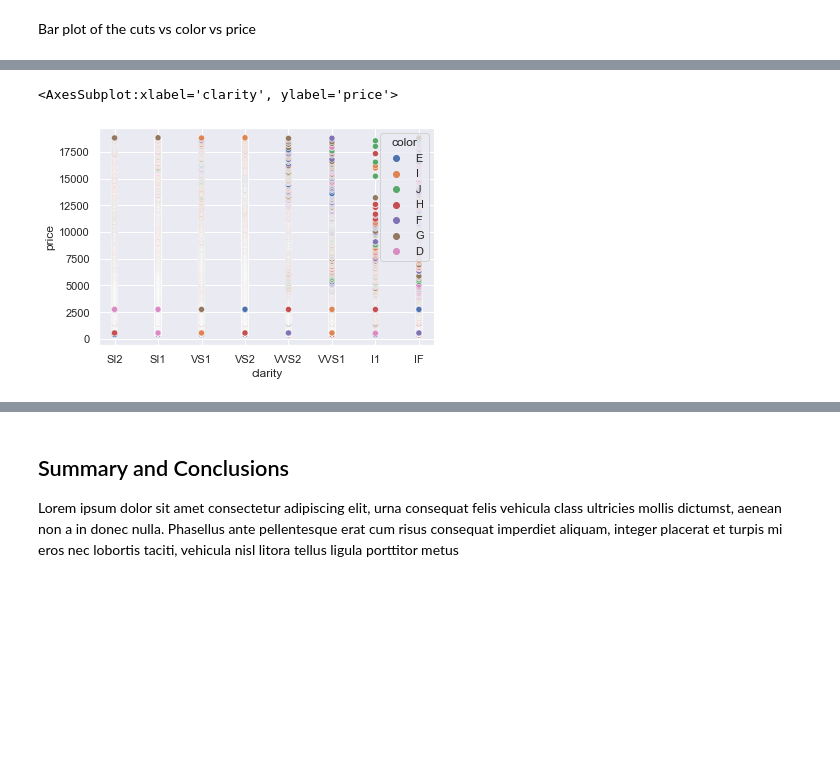
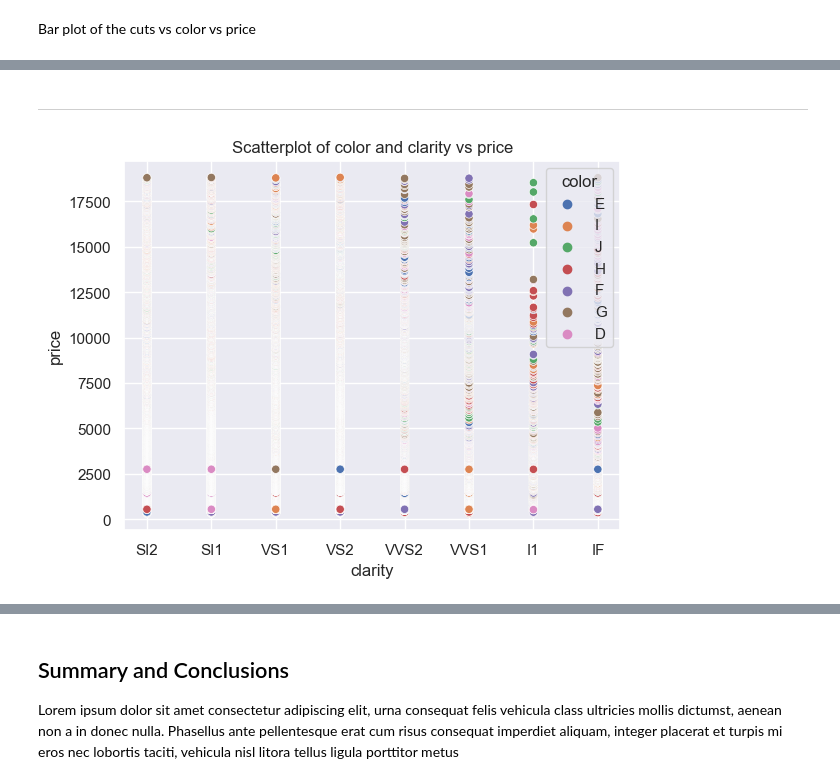
Before and after one commit to ritizzzz/math-phase1, a Jupyter notebook: phase1.ipynb, the cells around one changed output, grey strips where cells are left out. Cells and saved outputs as stored; diff of their text form; code cells hidden in the pictures; blank space fills up the shorter version.

Commit message:
graph formatting

```diff
--- a/phase1.ipynb
+++ b/phase1.ipynb
@@ -410,6 +414,8 @@ Scatterplot of clairty and color vs price
+# %% [markdown]
+<hr>
 # %%
-sns.scatterplot(df['clarity'], df['price'],
-            hue = df['color'])
+sns.scatterplot(x='clarity', y='price', hue='color', data=df)
+plt.title("Scatterplot of color and clarity vs price")
+plt.show()
 # %% [output]
-<AxesSubplot:xlabel='clarity', ylabel='price'>
-[figure, old version]
+[figure, new version]
```
Also changed, not shown: parts of 22 cells of this notebook.
